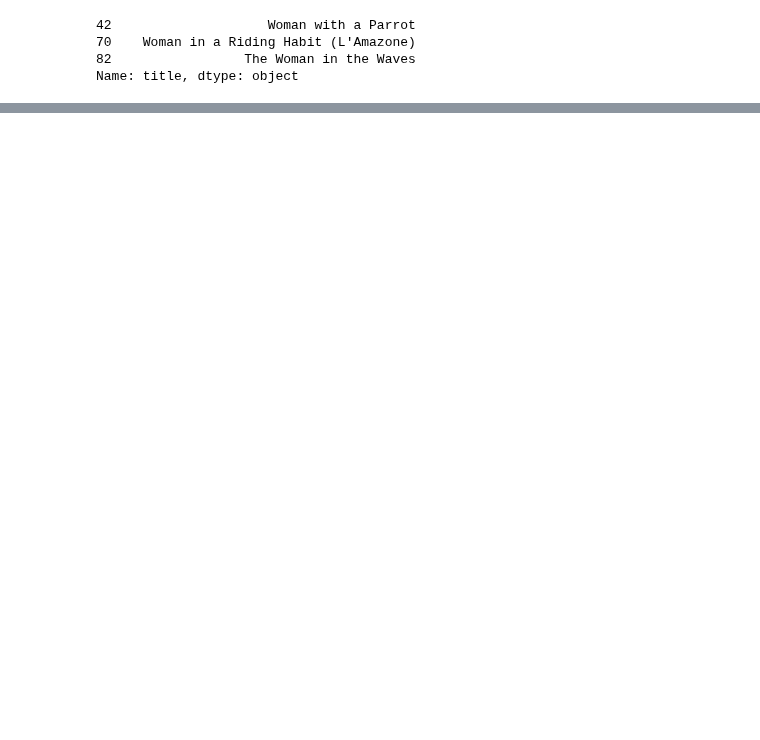
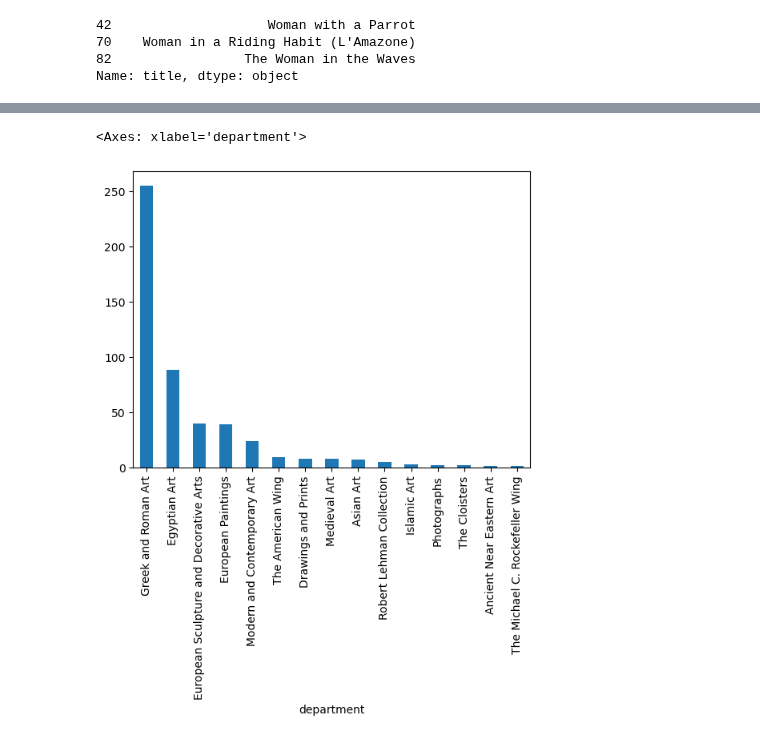
Before and after one commit to gofilipa/664, a Jupyter notebook: analyzing/pandas.ipynb, the cells around one changed output, grey strips where cells are left out. Cells and saved outputs as stored; diff of their text form; code cells hidden in the pictures; blank space fills up the shorter version.

```diff
--- a/analyzing/pandas.ipynb
+++ b/analyzing/pandas.ipynb
@@ -471,0 +497,5 @@ Name: title, dtype: object
+# %%
+df.value_counts('department').plot(kind = 'bar')
+# %% [output]
+<Axes: xlabel='department'>
+[figure, added]
```
Also changed, not shown: parts of 39 cells of this notebook, 6 other files.
